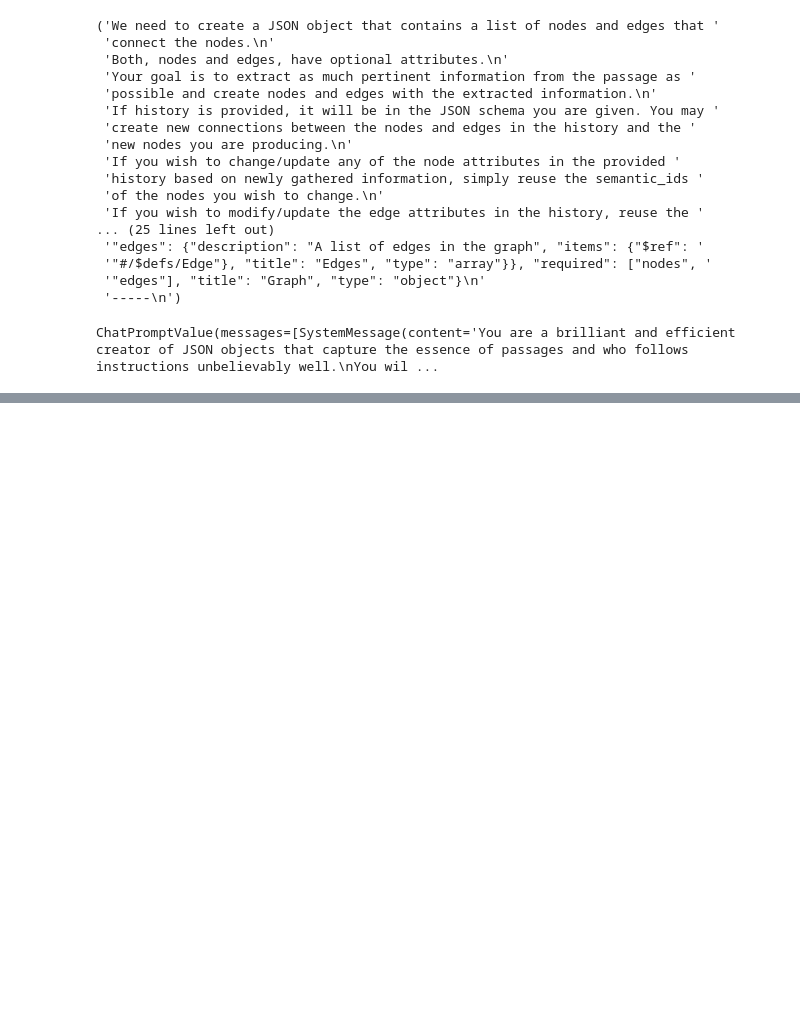
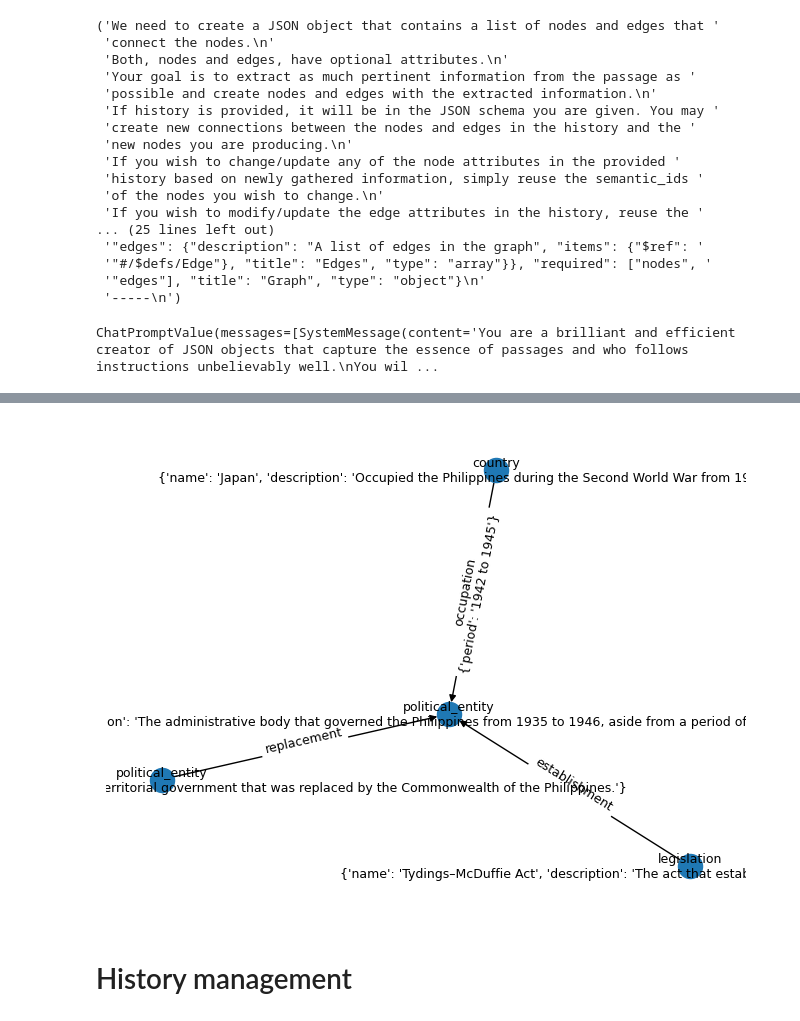
Before and after one commit to DmitriyLeybel/dmitriyleybel.github.io, a Jupyter notebook: technical_blog/knowledge-graph-rag-benchmark-1/notebooks/kg_build.ipynb, the cells around one changed output, grey strips where cells are left out. Drawn from its saved outputs; the diff is of its cells as text; code cells hidden in the pictures; blank space fills up the shorter version.

```diff
--- a/technical_blog/knowledge-graph-rag-benchmark-1/notebooks/kg_build.ipynb
+++ b/technical_blog/knowledge-graph-rag-benchmark-1/notebooks/kg_build.ipynb
@@ -379,8 +384,8 @@ class Node(BaseModel):
     attributes: Optional[Dict[str, Union[str, int, bool]]] = Field(None, description="Additional properties of the node")
 
 class Edge(BaseModel):
-    from_node: str = Field(..., description="The id of the node from which the edge originates. Only semantic_ids belong here, nothing else.")
-    to_node: str = Field(..., description="The id of the node to which the edge connects. Only semantic_ids belong here, nothing else.")
+    from_node: str = Field(..., description="The id of the node from which the edge originates. Only previously generated semantic_ids belong here, nothing else.")
+    to_node: str = Field(..., description="The id of the node to which the edge connects. Only previously generated semantic_ids belong here, nothing else.")
     category: str = Field(..., description="The type of the relationship")
     attributes: Optional[Dict[str, Union[str, int, bool]]] = Field(None, description="Additional properties of the edge")
 
@@ -511,0 +498,6 @@ KeyError: 'instructions'
+# %%
+#| code-fold: false
+
+response = llm_pipe.invoke({'passage': paragraphs[0]['paragraph_text'],
+                 'history': '',
+                 'instructions': json_prompt_instructions})
@@ -511,0 +526,7 @@ KeyError: 'instructions'
+# %%
+#| code-fold: false
+
+from langchain_core.output_parsers import JsonOutputParser
+
+json_output_parser = JsonOutputParser()
+json_output_parser.invoke(response)
@@ -511,0 +551,2 @@ KeyError: 'instructions'
+# %%
+nodes_edges_json = json_output_parser.invoke(response)
@@ -511,0 +579,30 @@ KeyError: 'instructions'
+# %%
+#| code-fold: false
+
+import rustworkx as rx
+from rustworkx.visualization import mpl_draw
+
+# Create a directed graph
+digraph = rx.PyDiGraph()
+
+# Add nodes to the graph
+node_indices = {}
+for node in nodes_edges_json["nodes"]:
+    idx = digraph.add_node(node)
+    node_indices[node["semantic_id"]] = idx
+
+# Add edges to the graph
+for edge in nodes_edges_json["edges"]:
+    from_idx = node_indices[edge["from_node"]]
+    to_idx = node_indices[edge["to_node"]]
+    digraph.add_edge(from_idx, to_idx, edge)
+
+# Visualize the graph with labels based on node and edge categories
+mpl_draw(digraph, with_labels=True,
+         labels=lambda node: f'{node["category"]}\n{node.get("attributes", "")}',
+         edge_labels=lambda edge: f'{edge["category"]}\n{edge.get("attributes", "")}',
+         font_size=9)
+# %% [output]
+[figure, added]
+# %% [markdown]
+# History management
```
Also changed, not shown: parts of 73 cells of this notebook, 11 other files.
